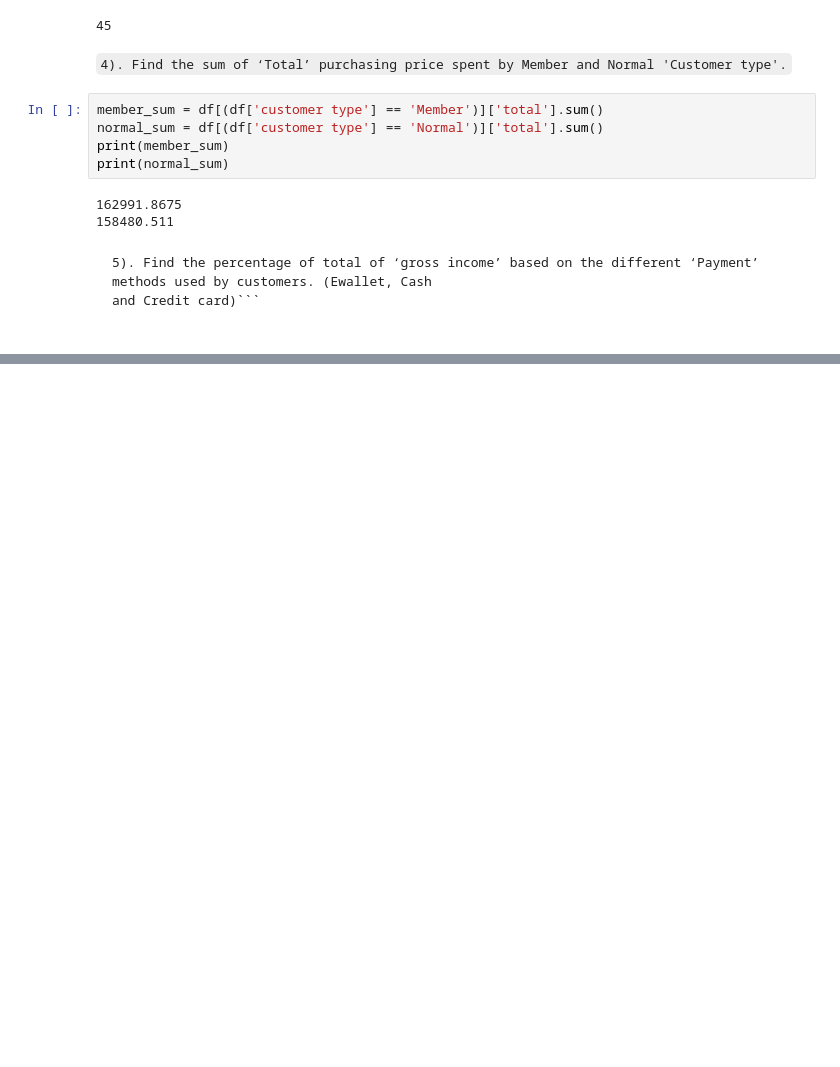
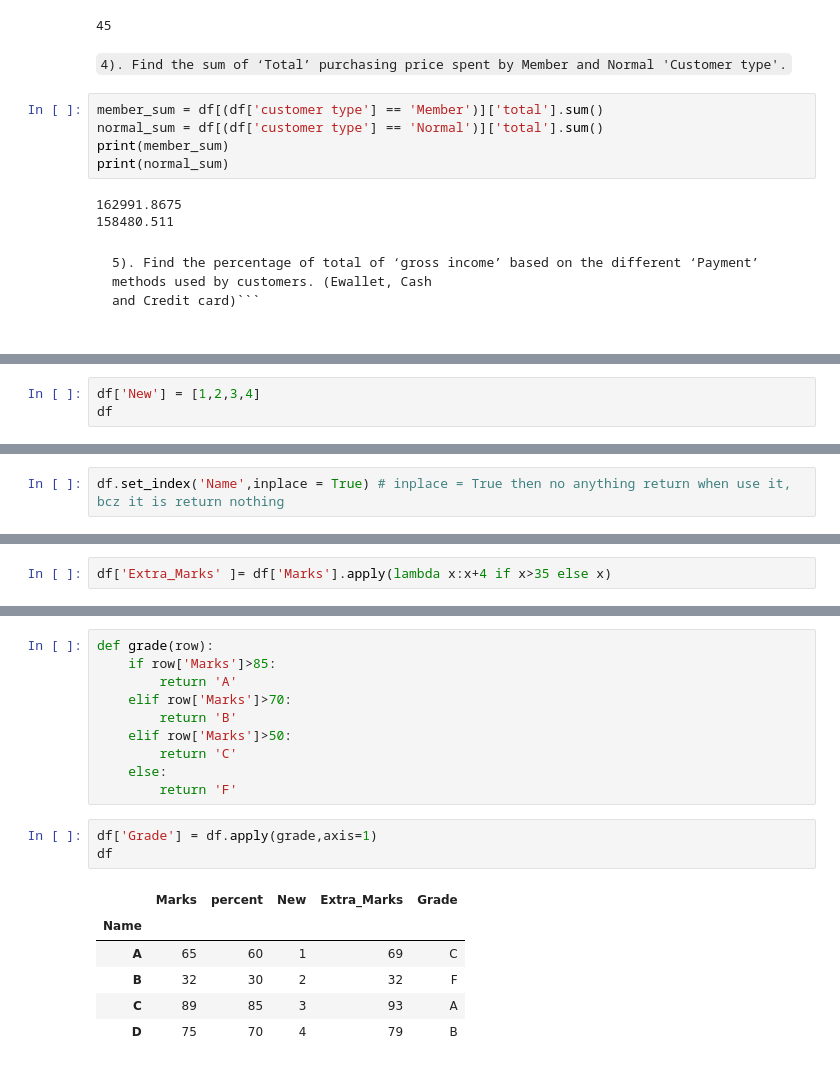
Before and after one commit to meet-senjaliya/Pythone_Jp, a Jupyter notebook: Untitled.ipynb, the cells around one changed output, grey strips where cells are left out. Drawn from its saved outputs; the diff is of its cells as text; blank space fills up the shorter version.

```diff
--- a/Untitled.ipynb
+++ b/Untitled.ipynb
@@ -288,0 +485,3 @@ memory usage: 148.6+ KB
+# %%
+df['New'] = [1,2,3,4]
+df
@@ -288,0 +494,2 @@ memory usage: 148.6+ KB
+# %%
+df.set_index('Name',inplace = True) # inplace = True then no anything return when use it, bcz it is return nothing
@@ -288,0 +532,2 @@ memory usage: 148.6+ KB
+# %%
+df['Extra_Marks' ]= df['Marks'].apply(lambda x:x+4 if x>35 else x)
@@ -288,0 +543,20 @@ memory usage: 148.6+ KB
+# %%
+def grade(row):
+    if row['Marks']>85:
+        return 'A'
+    elif row['Marks']>70:
+        return 'B'
+    elif row['Marks']>50:
+        return 'C'
+    else:
+        return 'F'
+# %%
+df['Grade'] = df.apply(grade,axis=1)
+df
+# %% [output]
+|  | Marks | percent | New | Extra_Marks | Grade |
+| Name |  |  |  |  |  |
+| A | 65 | 60 | 1 | 69 | C |
+| B | 32 | 30 | 2 | 32 | F |
+| C | 89 | 85 | 3 | 93 | A |
+| D | 75 | 70 | 4 | 79 | B |
```
Also changed, not shown: parts of 45 cells of this notebook.
